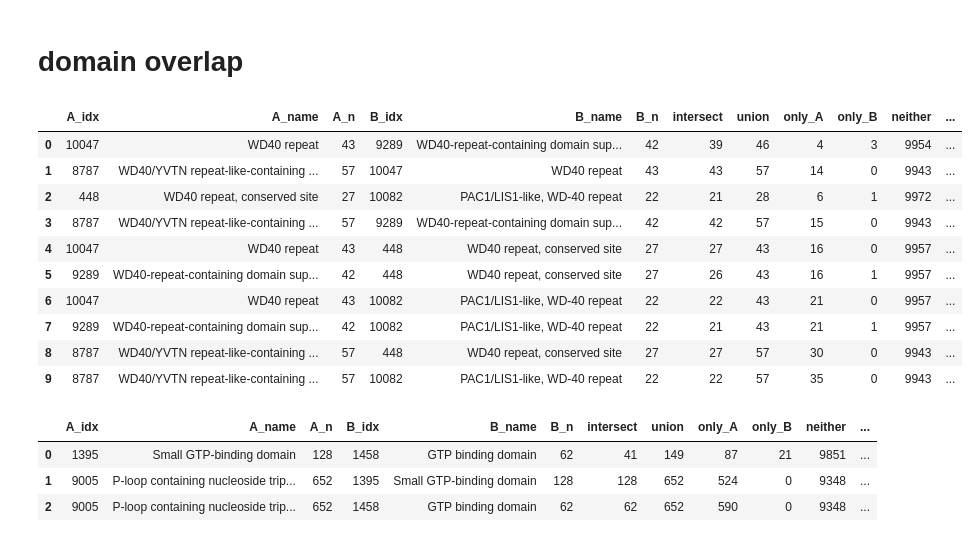
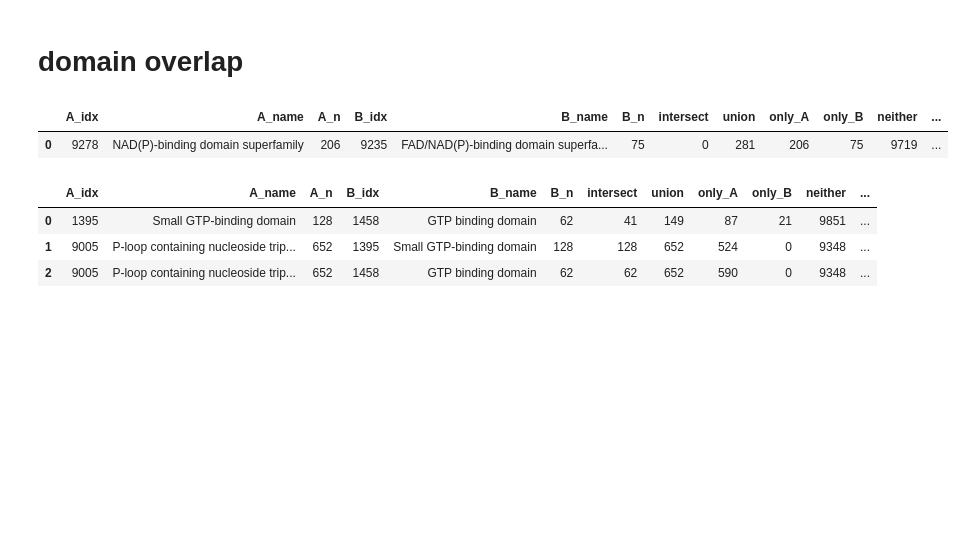
Before and after one commit to NainaniJatinZ/plm_circuits, a Jupyter notebook: notebooks/domain_corr/latent_char.ipynb, the cells around one changed output. Saved outputs shown, nothing was run; the diff lists cells and outputs as text; code cells hidden in the pictures; blank space fills up the shorter version.

```diff
--- a/notebooks/domain_corr/latent_char.ipynb
+++ b/notebooks/domain_corr/latent_char.ipynb
@@ -1081,29 +1348,20 @@ def domain_overlap_report(
 
     return summary_df, pairwise_df, multiway_info
 # %%
-domain_list = [8787,10047,9289, 448, 10082]  # your example
+domain_list = [9278, 9235] #[8787,10047,9289, 448, 10082]  # your example
 entry_names = list(interpro_annotations_nonzero["ENTRY_NAME"])  # if available
 
 summary_df, pairwise_df, multiway = domain_overlap_report(
     all_properties=all_properties,
     domain_indices=domain_list,
     entry_names=entry_names,
     protein_ids=None  # or a list of UniProt IDs aligned to rows of all_properties
 )
 
 pairwise_df.head(25)
 # %% [output]
 |  | A_idx | A_name | A_n | B_idx | B_name | B_n | intersect | union | only_A | only_B | neither | ... |
-| 0 | 10047 | WD40 repeat | 43 | 9289 | WD40-repeat-containing domain sup... | 42 | 39 | 46 | 4 | 3 | 9954 | ... |
-| 1 | 8787 | WD40/YVTN repeat-like-containing ... | 57 | 10047 | WD40 repeat | 43 | 43 | 57 | 14 | 0 | 9943 | ... |
-| 2 | 448 | WD40 repeat, conserved site | 27 | 10082 | PAC1/LIS1-like, WD-40 repeat | 22 | 21 | 28 | 6 | 1 | 9972 | ... |
-| 3 | 8787 | WD40/YVTN repeat-like-containing ... | 57 | 9289 | WD40-repeat-containing domain sup... | 42 | 42 | 57 | 15 | 0 | 9943 | ... |
-| 4 | 10047 | WD40 repeat | 43 | 448 | WD40 repeat, conserved site | 27 | 27 | 43 | 16 | 0 | 9957 | ... |
-| 5 | 9289 | WD40-repeat-containing domain sup... | 42 | 448 | WD40 repeat, conserved site | 27 | 26 | 43 | 16 | 1 | 9957 | ... |
-| 6 | 10047 | WD40 repeat | 43 | 10082 | PAC1/LIS1-like, WD-40 repeat | 22 | 22 | 43 | 21 | 0 | 9957 | ... |
-| 7 | 9289 | WD40-repeat-containing domain sup... | 42 | 10082 | PAC1/LIS1-like, WD-40 repeat | 22 | 21 | 43 | 21 | 1 | 9957 | ... |
-| 8 | 8787 | WD40/YVTN repeat-like-containing ... | 57 | 448 | WD40 repeat, conserved site | 27 | 27 | 57 | 30 | 0 | 9943 | ... |
-| 9 | 8787 | WD40/YVTN repeat-like-containing ... | 57 | 10082 | PAC1/LIS1-like, WD-40 repeat | 22 | 22 | 57 | 35 | 0 | 9943 | ... |
+| 0 | 9278 | NAD(P)-binding domain superfamily | 206 | 9235 | FAD/NAD(P)-binding domain superfa... | 75 | 0 | 281 | 206 | 75 | 9719 | ... |
 # %%
 pairwise_df.head()
 # %% [output]
```
Also changed, not shown: parts of 9 cells of this notebook, 13 other files.
